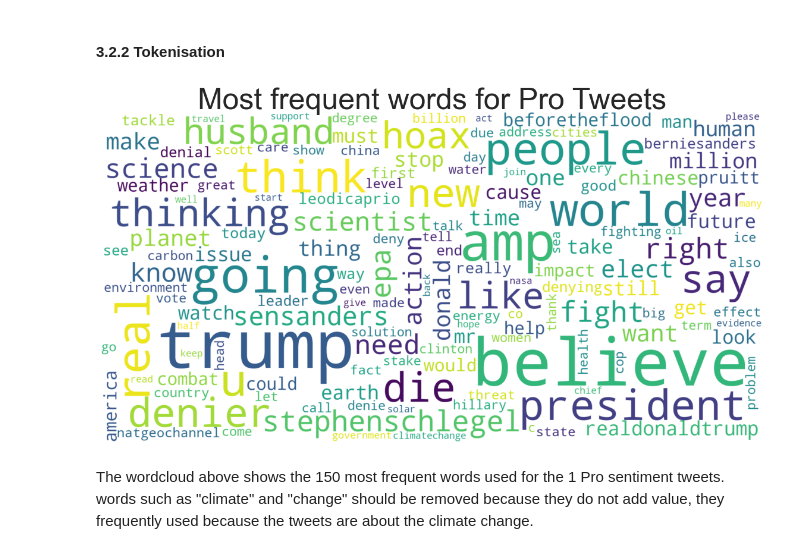
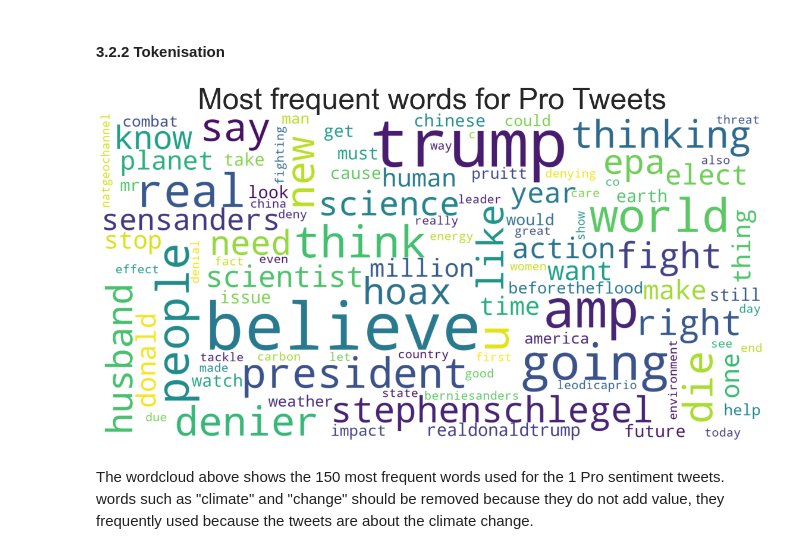
Before and after one commit to RogerA11/Team-GM4-classification-predict, a Jupyter notebook: Alette Baloyi/edsa_climate_change_belief_analysis_2022.ipynb, the cells around one changed output. Saved outputs shown, nothing was run; the diff lists cells and outputs as text; code cells hidden in the pictures.

```diff
--- a/Alette Baloyi/edsa_climate_change_belief_analysis_2022.ipynb
+++ b/Alette Baloyi/edsa_climate_change_belief_analysis_2022.ipynb
@@ -247,7 +259,7 @@ wordcloud_df= []    # Create a empty list
 stop_words = stopwords.words('english')    # Declare stopwords
 punct = string.punctuation    # Declare punctuation marks
 
-message = tweets['message']    # Identify data to be cleaned
+message = df_train['message']    # Identify data to be cleaned
 
 for i in range(len(message)):
     #Removing urls from messages
@@ -263,6 +275,6 @@ for i in range(len(message)):
     # Creates a list of the cleaned tweets.
     wordcloud_df.append(tweet)
 # %%
-df_train['message_clean'] = wordcloud_data    # Create a new column in the dataset
+df_train['message_clean'] = wordcloud_df    # Create a new column in the dataset
 df_train['message_clean'].head()
 # %% [output]
@@ -291,18 +303,18 @@ stopwords_plus = ["change","climate","rt", "global", "warming", "http","https"]
 # %%
 #This creates a list of single strings to generate the wordcloud.
 prowc = pd.Series(pro_df['message_clean']).str.cat(sep=' ')
 
 # Create the wordcloud
-wordcloud1 = WordCloud(width=2000,height=1000,max_font_size=200,max_words=150,stopwords=stopwords_plus,
+wordcloud1 = WordCloud(width=2000,height=1000,max_font_size=200,max_words=100,stopwords=stopwords_plus,
                        collocations = False, background_color = 'white').generate(prowc)
 
 plt.figure(figsize=(20,20))     # Specify the figure size
 plt.imshow(wordcloud1, interpolation="bilinear")    # Initiate the wordcloud
 plt.title('Most frequent words for Pro Tweets', fontsize=50)    # Specify a title
 plt.axis("off")    # Remove the axis lines
 plt.show()    # Show the wordcloud
 # %% [output]
-[figure, old version]
+[figure, new version]
 # %% [markdown]
 The wordcloud above shows the 150 most frequent words used for the 1 Pro sentiment tweets. words such as "climate" and "change" should be removed because they do not add value, they frequently used because the tweets are about the climate change.
 # %% [markdown]
```
Also changed, not shown: parts of 24 cells of this notebook, 4 other files.
